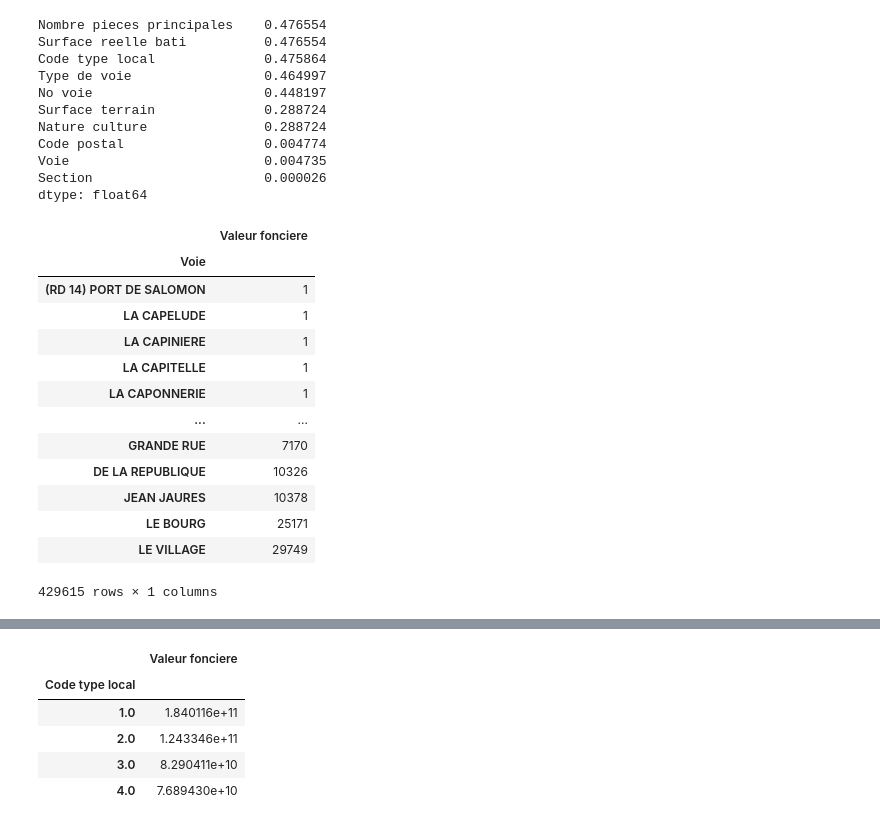
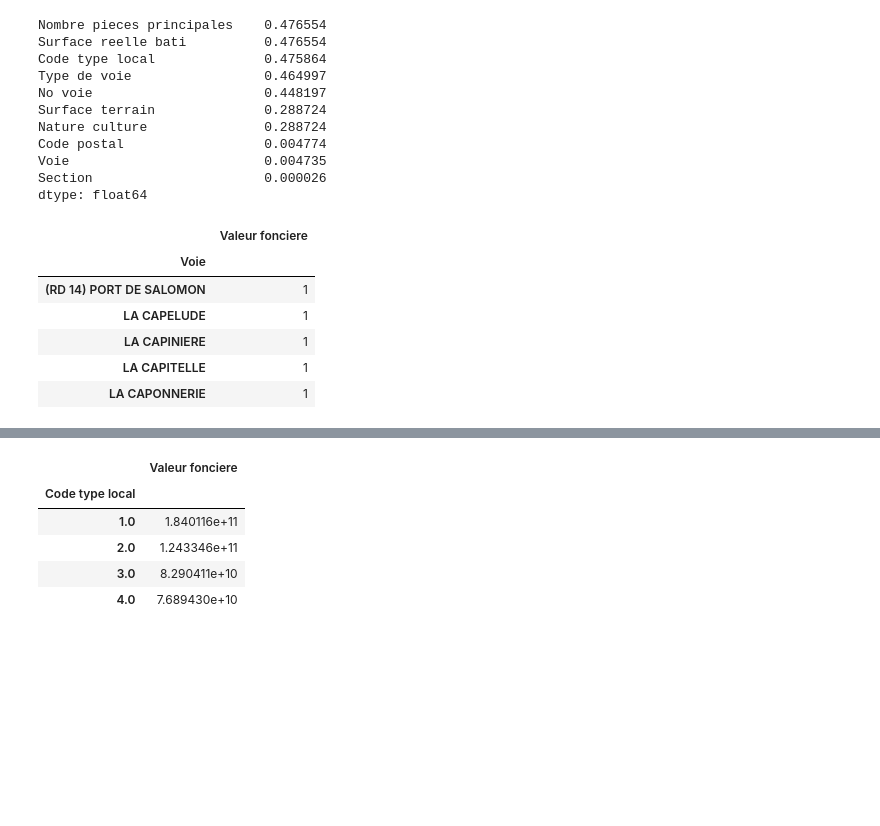
Before and after one commit to Naghan1132/Property_price_prediction, a Jupyter notebook: script.ipynb, the cells around one changed output, grey strips where cells are left out. Drawn from its saved outputs; the diff is of its cells as text; code cells hidden in the pictures; blank space fills up the shorter version.

```diff
--- a/script.ipynb
+++ b/script.ipynb
@@ -192,19 +190,12 @@ Voie                         0.004735
 Section                      0.000026
 dtype: float64
 # %%
-vf2018[["Valeur fonciere", "Voie"]].groupby("Voie").agg("count").sort_values("Valeur fonciere")
+vf2018[["Valeur fonciere", "Voie"]].groupby("Voie").agg("count").sort_values("Valeur fonciere").head()
 # %% [output]
 |  | Valeur fonciere |
 | Voie |  |
 | (RD 14) PORT DE SALOMON | 1 |
 | LA CAPELUDE | 1 |
 | LA CAPINIERE | 1 |
 | LA CAPITELLE | 1 |
 | LA CAPONNERIE | 1 |
-| ... | ... |
-| GRANDE RUE | 7170 |
-| DE LA REPUBLIQUE | 10326 |
-| JEAN JAURES | 10378 |
-| LE BOURG | 25171 |
-| LE VILLAGE | 29749 |
-429615 rows × 1 columns
```
Also changed, not shown: parts of 36 cells of this notebook, 1 other file.
